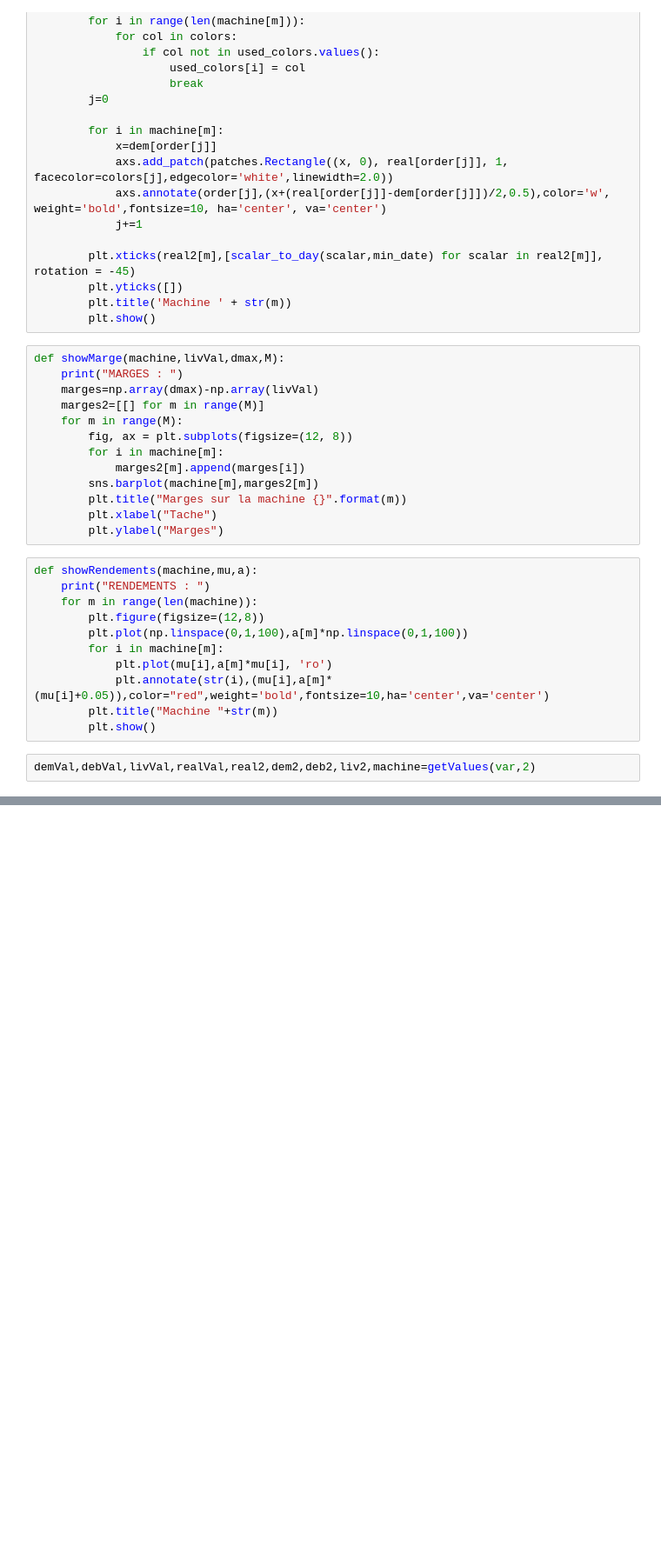
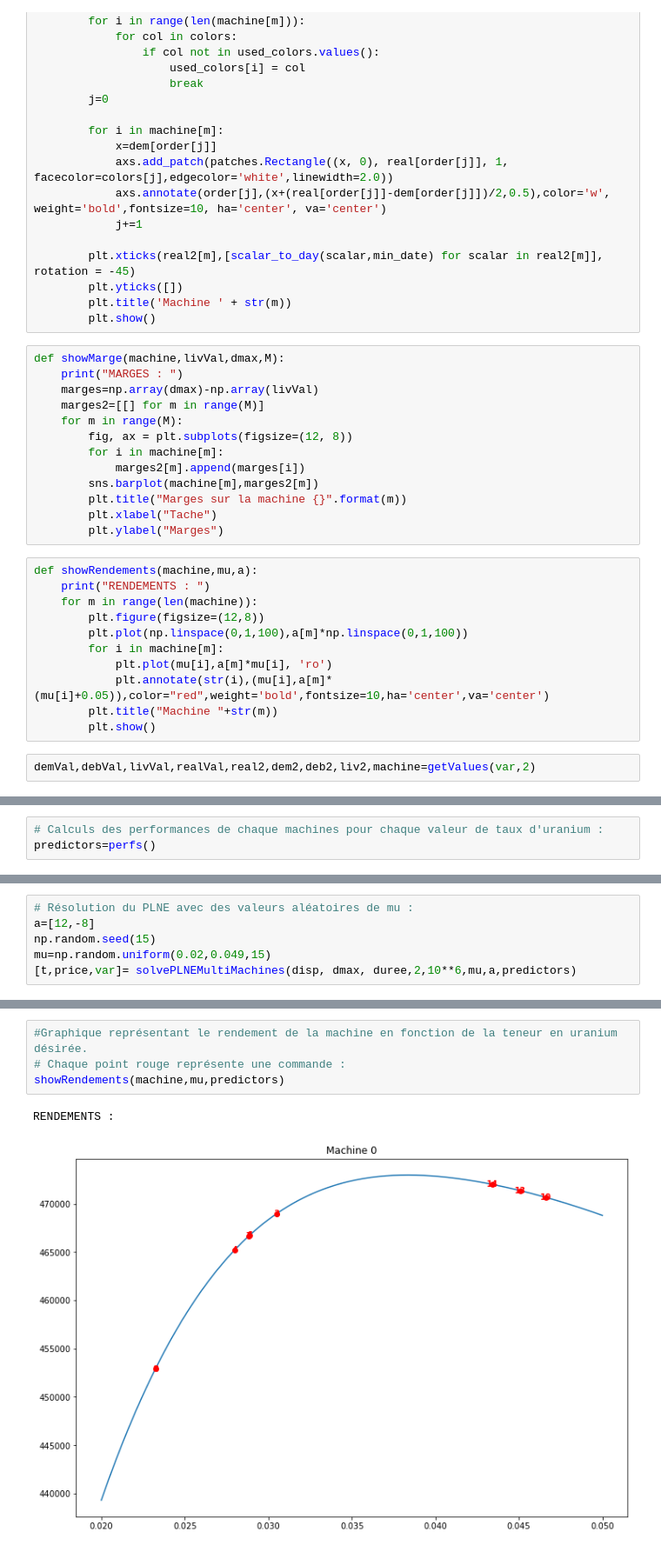
Before and after one commit to TinoMargely/BE-Orano-Scheduling, a Jupyter notebook: Notebook Test - Tino.ipynb, the cells around one changed output, grey strips where cells are left out. Shown: that part at 87% size. Saved outputs shown, nothing was run; the diff lists cells and outputs as text; blank space fills up the shorter version.

```diff
--- a/Notebook Test - Tino.ipynb
+++ b/Notebook Test - Tino.ipynb
@@ -412,0 +513,3 @@ MARGES :
+# %%
+# Calculs des performances de chaque machines pour chaque valeur de taux d'uranium :
+predictors=perfs()
@@ -412,0 +524,6 @@ MARGES :
+# %%
+# Résolution du PLNE avec des valeurs aléatoires de mu :
+a=[12,-8]
+np.random.seed(15)
+mu=np.random.uniform(0.02,0.049,15)
+[t,price,var]= solvePLNEMultiMachines(disp, dmax, duree,2,10**6,mu,a,predictors)
@@ -412,0 +555,7 @@ MARGES :
+# %%
+#Graphique représentant le rendement de la machine en fonction de la teneur en uranium désirée.
+# Chaque point rouge représente une commande :
+showRendements(machine,mu,predictors)
+# %% [output]
+RENDEMENTS :
+[figure, added]
```
Also changed, not shown: parts of 15 cells of this notebook, 4 other files.
